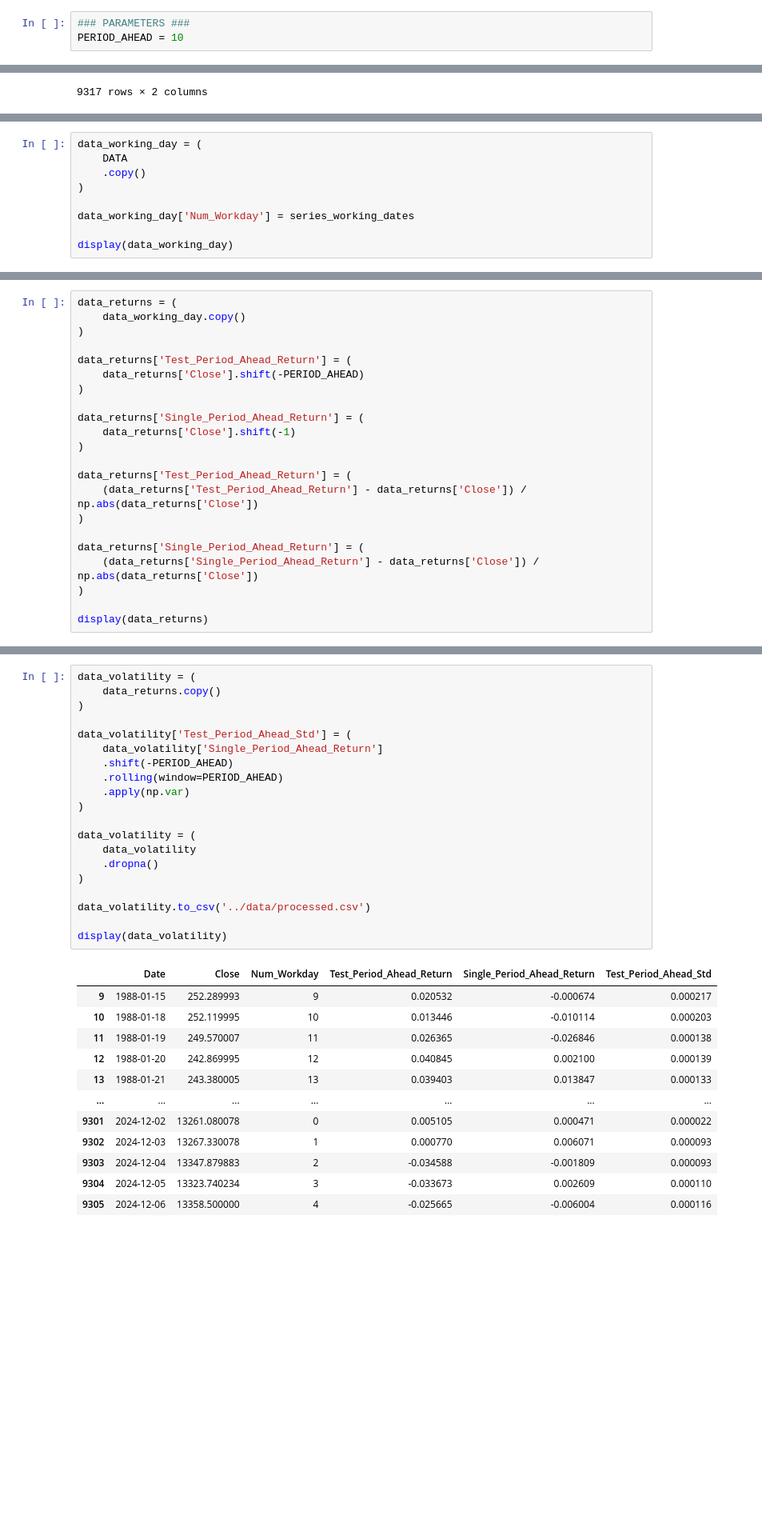
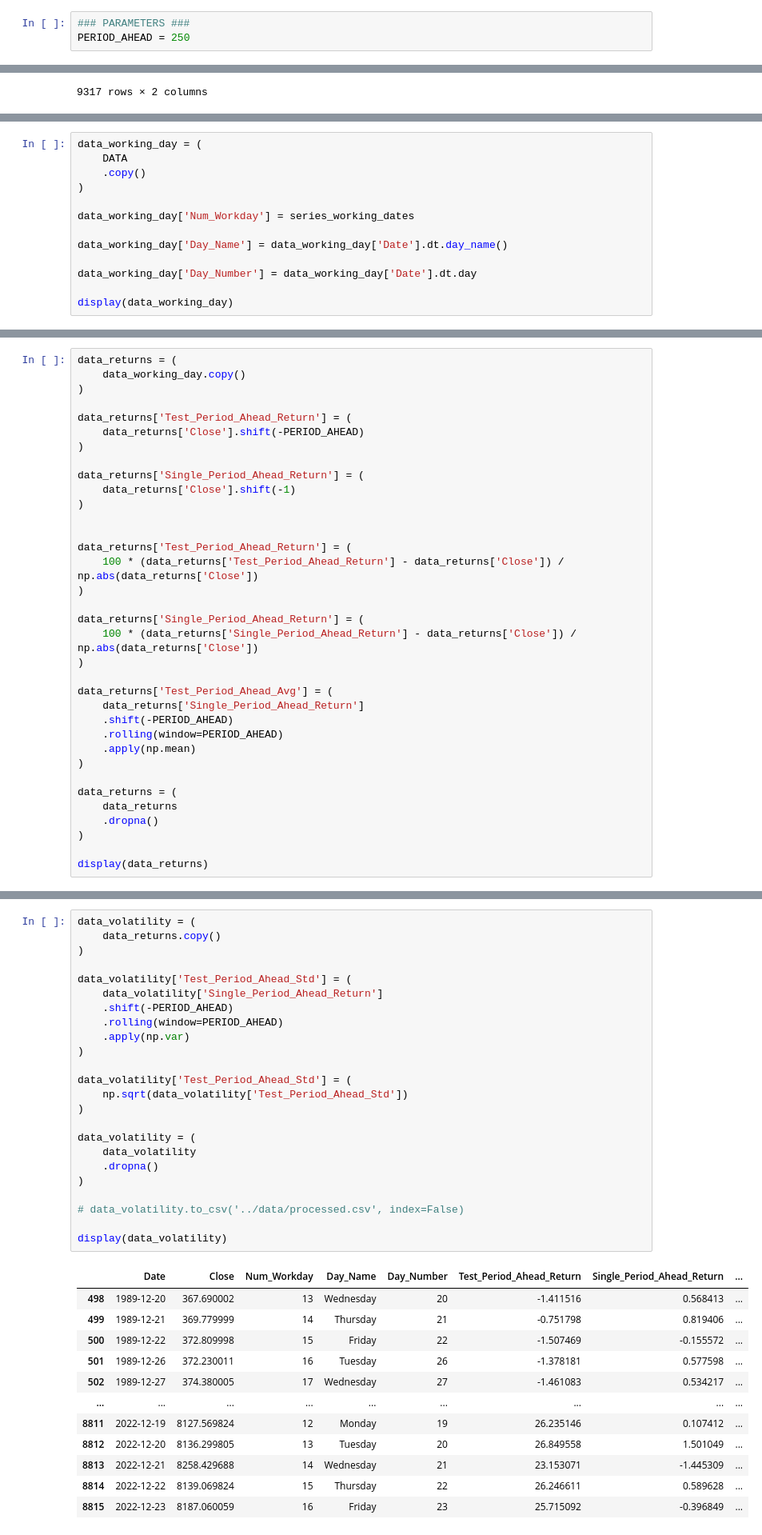
Before and after one commit to fabianbermana/seasonality_analysis, a Jupyter notebook: src/day_of_month.ipynb, the cells around one changed output, grey strips where cells are left out. Shown at 80% size. Drawn from its saved outputs; the diff is of its cells as text; blank space fills up the shorter version.

```diff
--- a/src/day_of_month.ipynb
+++ b/src/day_of_month.ipynb
@@ -3,7 +14,7 @@ import pandas as pd
 import numpy as np
 # %%
 ### PARAMETERS ###
-PERIOD_AHEAD = 10
+PERIOD_AHEAD = 250
 # %%
 DATA = (
     pd.read_csv('../data/SP500_TRI.csv')
@@ -81,5 +88,9 @@ data_working_day = (
 
 data_working_day['Num_Workday'] = series_working_dates
 
+data_working_day['Day_Name'] = data_working_day['Date'].dt.day_name()
+
+data_working_day['Day_Number'] = data_working_day['Date'].dt.day
+
 display(data_working_day)
 # %% [output]
@@ -109,12 +127,25 @@ data_returns['Single_Period_Ahead_Return'] = (
     data_returns['Close'].shift(-1)
 )
 
+
 data_returns['Test_Period_Ahead_Return'] = (
-    (data_returns['Test_Period_Ahead_Return'] - data_returns['Close']) / np.abs(data_returns['Close'])
+    100 * (data_returns['Test_Period_Ahead_Return'] - data_returns['Close']) / np.abs(data_returns['Close'])
 )
 
 data_returns['Single_Period_Ahead_Return'] = (
-    (data_returns['Single_Period_Ahead_Return'] - data_returns['Close']) / np.abs(data_returns['Close'])
+    100 * (data_returns['Single_Period_Ahead_Return'] - data_returns['Close']) / np.abs(data_returns['Close'])
+)
+
+data_returns['Test_Period_Ahead_Avg'] = (
+    data_returns['Single_Period_Ahead_Return']
+    .shift(-PERIOD_AHEAD)
+    .rolling(window=PERIOD_AHEAD)
+    .apply(np.mean)
+)
+
+data_returns = (
+    data_returns
+    .dropna()
 )
 
 display(data_returns)
@@ -135,33 +171,37 @@ display(data_returns)
 # %%
 data_volatility = (
     data_returns.copy()
 )
 
 data_volatility['Test_Period_Ahead_Std'] = (
     data_volatility['Single_Period_Ahead_Return']
     .shift(-PERIOD_AHEAD)
     .rolling(window=PERIOD_AHEAD)
     .apply(np.var)
 )
 
+data_volatility['Test_Period_Ahead_Std'] = (
+    np.sqrt(data_volatility['Test_Period_Ahead_Std'])
+)
+
 data_volatility = (
     data_volatility
     .dropna()
 )
 
-data_volatility.to_csv('../data/processed.csv')
+# data_volatility.to_csv('../data/processed.csv', index=False)
 
 display(data_volatility)
 # %% [output]
-|  | Date | Close | Num_Workday | Test_Period_Ahead_Return | Single_Period_Ahead_Return | Test_Period_Ahead_Std |
-| 9 | 1988-01-15 | 252.289993 | 9 | 0.020532 | -0.000674 | 0.000217 |
-| 10 | 1988-01-18 | 252.119995 | 10 | 0.013446 | -0.010114 | 0.000203 |
-| 11 | 1988-01-19 | 249.570007 | 11 | 0.026365 | -0.026846 | 0.000138 |
-| 12 | 1988-01-20 | 242.869995 | 12 | 0.040845 | 0.002100 | 0.000139 |
-| 13 | 1988-01-21 | 243.380005 | 13 | 0.039403 | 0.013847 | 0.000133 |
-| ... | ... | ... | ... | ... | ... | ... |
-| 9301 | 2024-12-02 | 13261.080078 | 0 | 0.005105 | 0.000471 | 0.000022 |
-| 9302 | 2024-12-03 | 13267.330078 | 1 | 0.000770 | 0.006071 | 0.000093 |
-| 9303 | 2024-12-04 | 13347.879883 | 2 | -0.034588 | -0.001809 | 0.000093 |
-| 9304 | 2024-12-05 | 13323.740234 | 3 | -0.033673 | 0.002609 | 0.000110 |
-| 9305 | 2024-12-06 | 13358.500000 | 4 | -0.025665 | -0.006004 | 0.000116 |
+|  | Date | Close | Num_Workday | Day_Name | Day_Number | Test_Period_Ahead_Return | Single_Period_Ahead_Return | ... |
+| 498 | 1989-12-20 | 367.690002 | 13 | Wednesday | 20 | -1.411516 | 0.568413 | ... |
+| 499 | 1989-12-21 | 369.779999 | 14 | Thursday | 21 | -0.751798 | 0.819406 | ... |
+| 500 | 1989-12-22 | 372.809998 | 15 | Friday | 22 | -1.507469 | -0.155572 | ... |
+| 501 | 1989-12-26 | 372.230011 | 16 | Tuesday | 26 | -1.378181 | 0.577598 | ... |
+| 502 | 1989-12-27 | 374.380005 | 17 | Wednesday | 27 | -1.461083 | 0.534217 | ... |
+| ... | ... | ... | ... | ... | ... | ... | ... | ... |
+| 8811 | 2022-12-19 | 8127.569824 | 12 | Monday | 19 | 26.235146 | 0.107412 | ... |
+| 8812 | 2022-12-20 | 8136.299805 | 13 | Tuesday | 20 | 26.849558 | 1.501049 | ... |
+| 8813 | 2022-12-21 | 8258.429688 | 14 | Wednesday | 21 | 23.153071 | -1.445309 | ... |
+| 8814 | 2022-12-22 | 8139.069824 | 15 | Thursday | 22 | 26.246611 | 0.589628 | ... |
+| 8815 | 2022-12-23 | 8187.060059 | 16 | Friday | 23 | 25.715092 | -0.396849 | ... |
```
Also changed, not shown: parts of 14 cells of this notebook.
